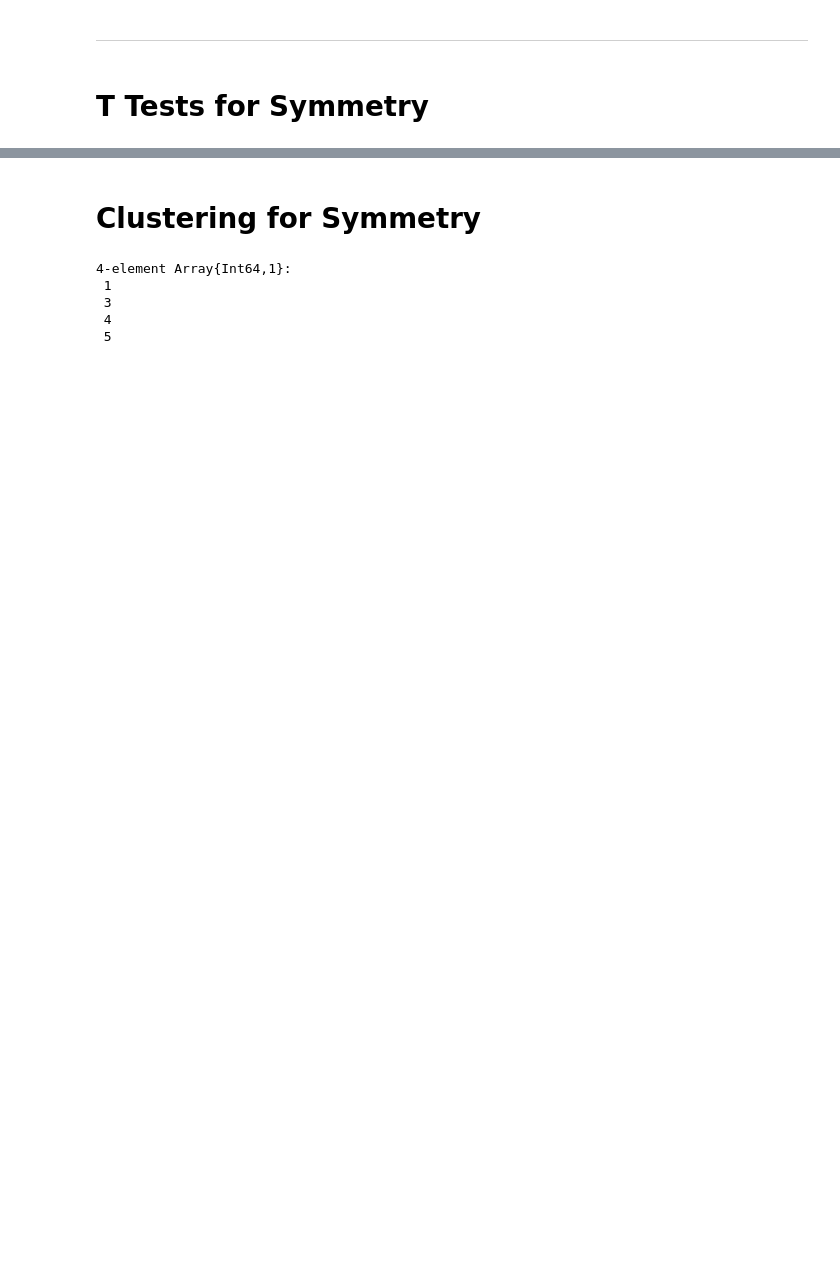
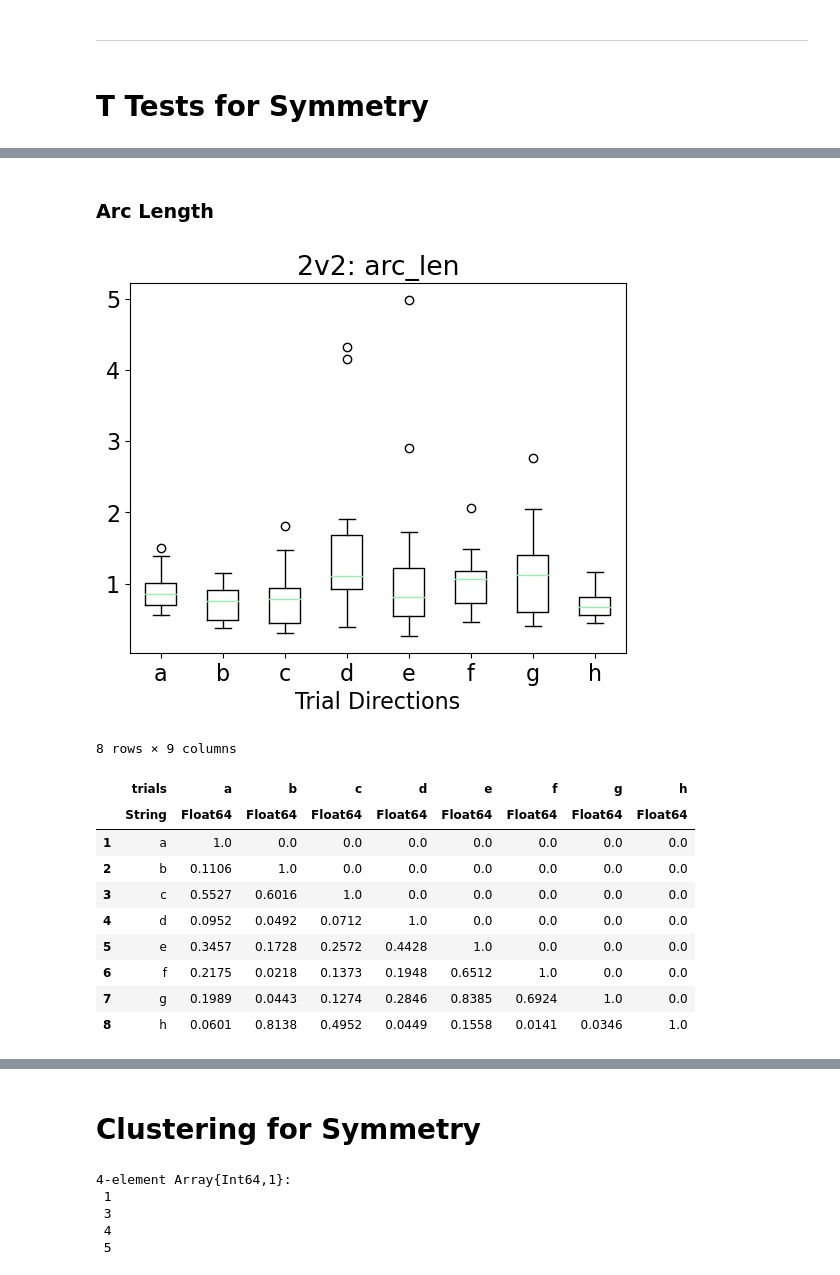
Before and after one commit to NotCras/asterisk_test, a Jupyter notebook: data_analysis_julia.ipynb, the cells around one changed output, grey strips where cells are left out. Saved outputs shown, nothing was run; the diff lists cells and outputs as text; code cells hidden in the pictures; blank space fills up the shorter version.

```diff
--- a/data_analysis_julia.ipynb
+++ b/data_analysis_julia.ipynb
@@ -450,0 +290,18 @@ arc_len data
+# %% [markdown]
+### Arc Length
+# %%
+compare_metrics(:arc_len, df_hand)
+compare_2_directions(:arc_len)
+# %% [output]
+[figure, added]
+8 rows × 9 columns
+|  | trials | a | b | c | d | e | f | g | h |
+|  | String | Float64 | Float64 | Float64 | Float64 | Float64 | Float64 | Float64 | Float64 |
+| 1 | a | 1.0 | 0.0 | 0.0 | 0.0 | 0.0 | 0.0 | 0.0 | 0.0 |
+| 2 | b | 0.1106 | 1.0 | 0.0 | 0.0 | 0.0 | 0.0 | 0.0 | 0.0 |
+| 3 | c | 0.5527 | 0.6016 | 1.0 | 0.0 | 0.0 | 0.0 | 0.0 | 0.0 |
+| 4 | d | 0.0952 | 0.0492 | 0.0712 | 1.0 | 0.0 | 0.0 | 0.0 | 0.0 |
+| 5 | e | 0.3457 | 0.1728 | 0.2572 | 0.4428 | 1.0 | 0.0 | 0.0 | 0.0 |
+| 6 | f | 0.2175 | 0.0218 | 0.1373 | 0.1948 | 0.6512 | 1.0 | 0.0 | 0.0 |
+| 7 | g | 0.1989 | 0.0443 | 0.1274 | 0.2846 | 0.8385 | 0.6924 | 1.0 | 0.0 |
+| 8 | h | 0.0601 | 0.8138 | 0.4952 | 0.0449 | 0.1558 | 0.0141 | 0.0346 | 1.0 |
```
Also changed, not shown: parts of 55 cells of this notebook, 5 other files.
